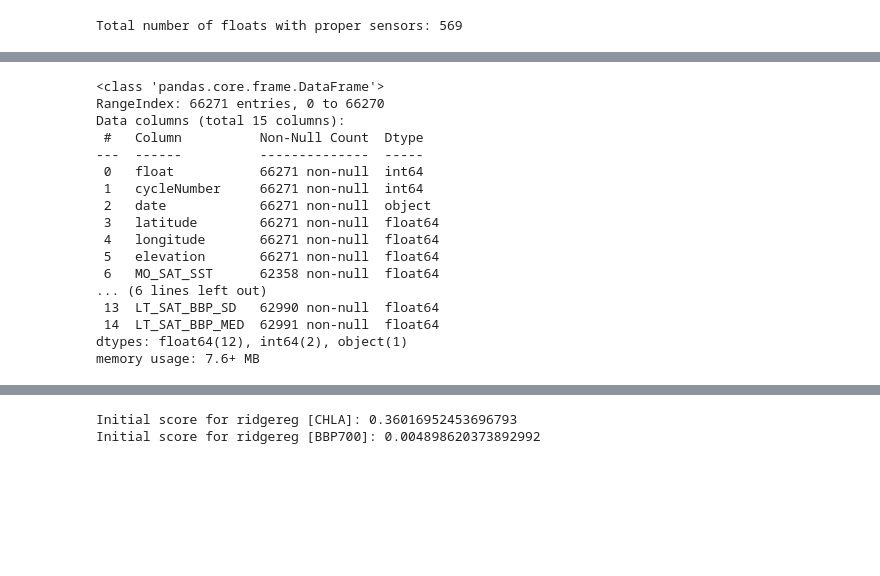
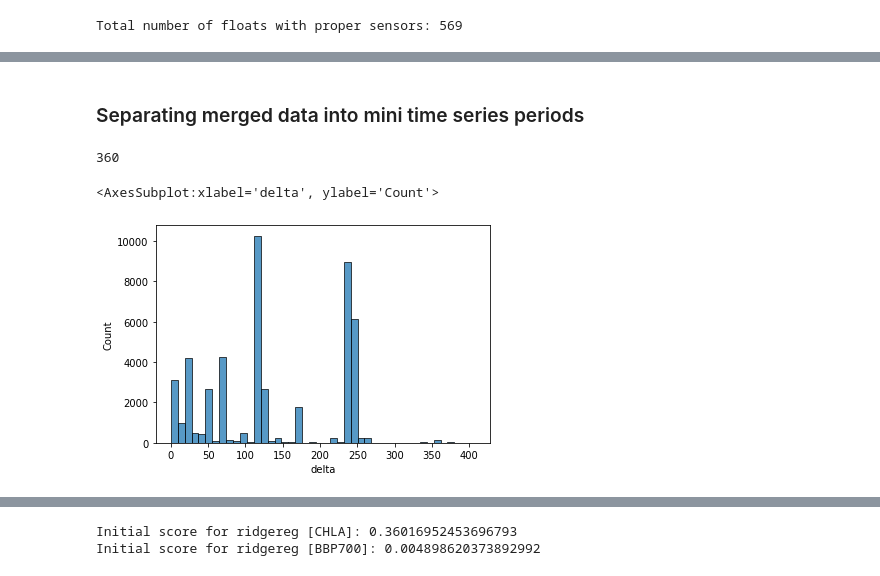
Before and after one commit to gnyirjesy/ocean-depth-characterization, a Jupyter notebook: EDA/eda_bh.ipynb, the cells around one changed output, grey strips where cells are left out. Saved outputs shown, nothing was run; the diff lists cells and outputs as text; code cells hidden in the pictures; blank space fills up the shorter version.

```diff
--- a/EDA/eda_bh.ipynb
+++ b/EDA/eda_bh.ipynb
@@ -92,23 +94,3 @@ plt.show()
-# %%
-sat_df.info()
-# %% [output]
-<class 'pandas.core.frame.DataFrame'>
-RangeIndex: 66271 entries, 0 to 66270
-Data columns (total 15 columns):
- #   Column          Non-Null Count  Dtype
----  ------          --------------  -----
- 0   float           66271 non-null  int64
- 1   cycleNumber     66271 non-null  int64
- 2   date            66271 non-null  object
- 3   latitude        66271 non-null  float64
- 4   longitude       66271 non-null  float64
- 5   elevation       66271 non-null  float64
- 6   MO_SAT_SST      62358 non-null  float64
-... (6 lines left out)
- 13  LT_SAT_BBP_SD   62990 non-null  float64
- 14  LT_SAT_BBP_MED  62991 non-null  float64
-dtypes: float64(12), int64(2), object(1)
-memory usage: 7.6+ MB
 # %%
 # Aggregate profile data using the mean value of chlorophyll a and bbp700 nm in the sunlit portion of the ocean
 sunlit_profiles = profile_df[profile_df.PRES < 10][['float', 'cycleNumber', 'CHLA', 'BBP700']] \
@@ -116,0 +99,2 @@ df = sat_df.merge(sunlit_profiles, on=['float', 'cycleNumber']).drop(['LT_SAT_SS
+# %% [markdown]
+### Separating merged data into mini time series periods
@@ -116,0 +135,9 @@ df = sat_df.merge(sunlit_profiles, on=['float', 'cycleNumber']).drop(['LT_SAT_SS
+# %%
+15*24
+# %% [output]
+360
+# %%
+sns.histplot(df.delta)
+# %% [output]
+<AxesSubplot:xlabel='delta', ylabel='Count'>
+[figure, added]
```
Also changed, not shown: parts of 20 cells of this notebook, 5 other files.
